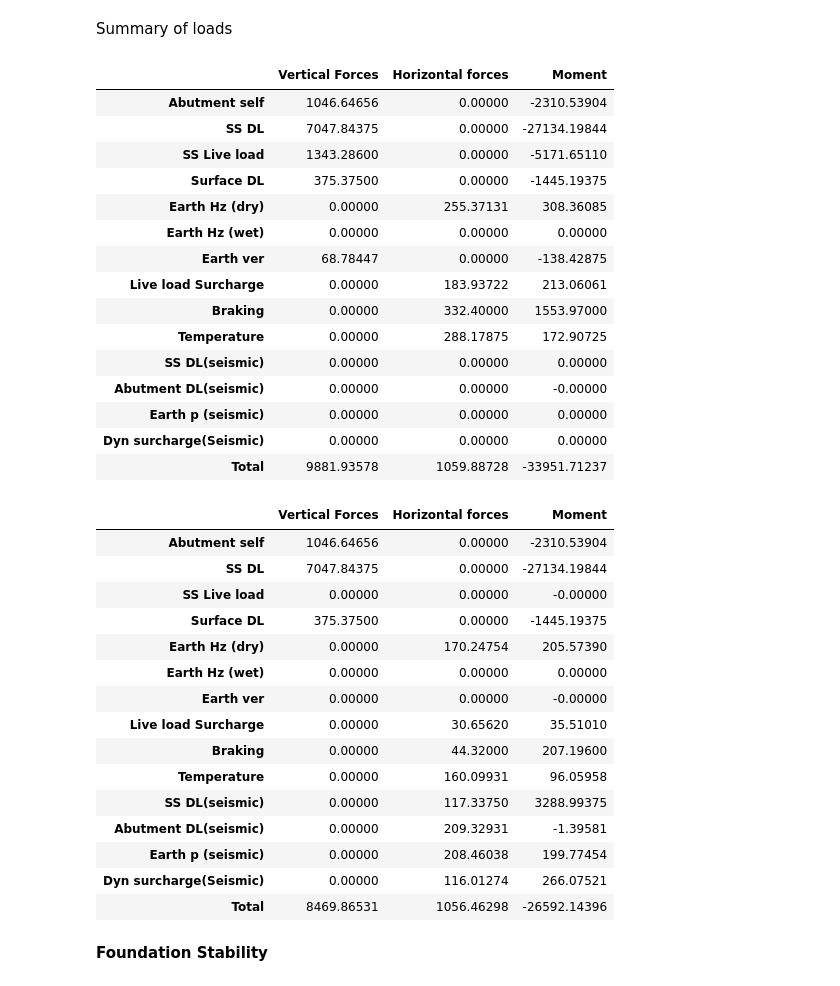
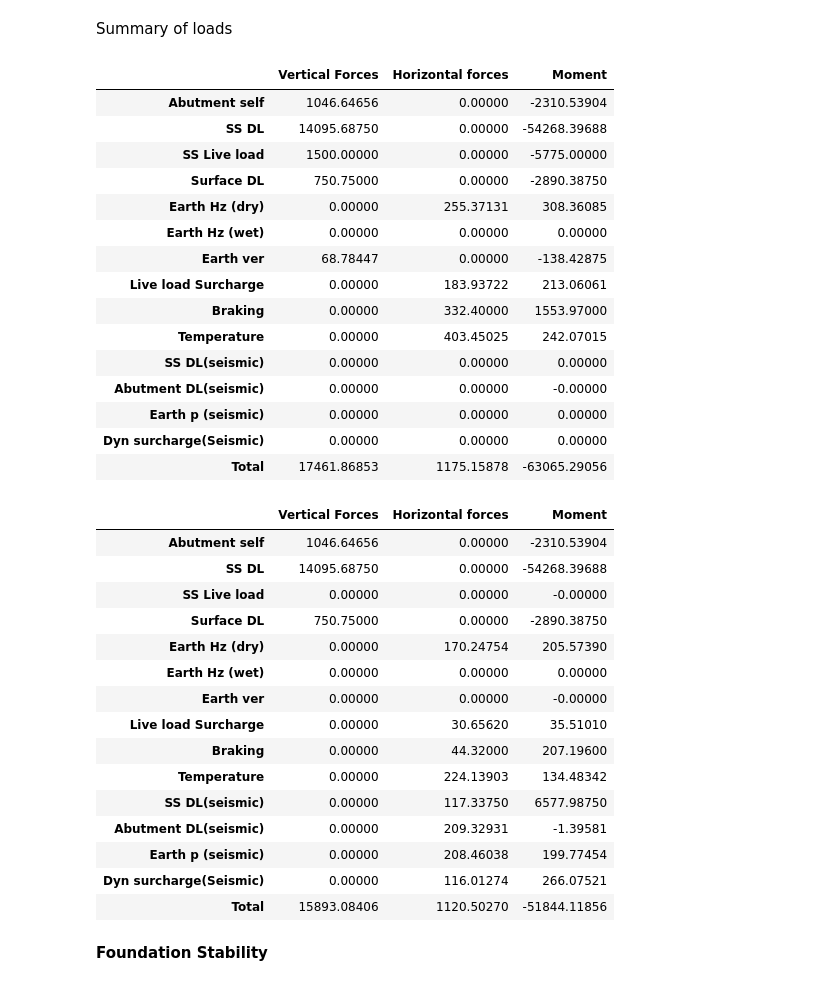
Before and after one commit to Rawrr-123/PSC_bridge, a Jupyter notebook: Abutment.ipynb, the cells around one changed output. Cells and saved outputs as stored; diff of their text form; code cells hidden in the pictures.

```diff
--- a/Abutment.ipynb
+++ b/Abutment.ipynb
@@ -65,8 +66,8 @@ Abutment details
 # %%
 #inputs
 df=pd.read_excel('data/abutment.xlsx',index_col=None,header=None)
-df2=pd.read_excel('data/abutment2.xlsx',index_col=None,header=None).drop([0,0])
-display(df2)
+df2=pd.read_excel('data/abutment2.xlsx',index_col=None,header=None)
+# print(df2.iloc[3,0])
 bearing_ht = 0.3 #assumed including pedestal
 abut = {
     'total_ht' :df.iloc[1,6]+df.iloc[0,2]+df.iloc[1,8],
@@ -113,9 +114,8 @@ Inputs: Live Loads, Dead loads and Pedestrian loads
 # %%
 #dummy loads
 df1=pd.read_csv('outputs/DL_for_Seismic.csv',index_col=None,header=None)
-print(df1)
-dl = float(df1.iloc[1,2]) + float(df1.iloc[2,2]) #dead loads
-# ll = 1000 #live loads including impact
-pdl = float(df1.iloc[4,2]) #pedestrian loads
-sdl = float(df1.iloc[3,2]) #Surface Loads
-print(type(pdl))
+# print(df1)
+dl = float(df1.iloc[1,3])+float(df1.iloc[2,3]) #dead loads
+ll = 1000 #live loads including impact
+pdl = float(df1.iloc[4,3]) #pedestrian loads
+sdl=float(df1.iloc[3,3]) #Surface Loads
@@ -179,8 +171,7 @@ display(A1.loc[7,'Load'])
 # %% [markdown]
 Loads from superstructure
 # %%
-load = [dl,ll,sdl]
-print(load)
+load = [dl,ll+pdl,sdl]
 arm = [round(z(abut['ttl_stembase_width'],abut['haunch']['stem_haunch'][0],abut['edge_to_bearing_c']+abut['bw_to_bearing_c'],abut['bw_width'],'r'),5),
       round(z(abut['ttl_stembase_width'],abut['haunch']['stem_haunch'][0],abut['edge_to_bearing_c']+abut['bw_to_bearing_c'],abut['bw_width'],'r'),5),
       round(z(abut['ttl_stembase_width'],abut['haunch']['stem_haunch'][0],abut['edge_to_bearing_c']+abut['bw_to_bearing_c'],abut['bw_width'],'r'),5)]
@@ -249,7 +240,9 @@ Temperature Forces
 # %%
 temp_var = 30 #Temperature variation in degree celsius
 alp = 0.000012 #Coefficient of thermal expansion in m/deg. c/m
-l = box['span'] #span of bridge
+df1=pd.read_excel('data/span.xlsx')
+span=df1.iloc[0,0]
+l = df1.iloc[0,0] #span of bridge
 shr_str = 0.0002 #Strain due to shrinkage.
 th_el = temp_var*alp*l #Thermal elongation in m.
 shr_el = l*shr_str #Shrinkage elongation in m.
@@ -371,64 +364,64 @@ ses = [1.35,1.35,0,1.75,1,0,0,0.2,0.2,0.5,1.5,1.5,1.5,1]
 
 ns_force_ver = []
 ns_force_hz = []
 ns_moment = []
 for index, i in enumerate(force_ver):
     ns_force_ver.append(round(force_ver[index]*non_ses[index],5))
 for index, i in enumerate(force_hz):
     ns_force_hz.append(round(force_hz[index]*non_ses[index],5))
 for index, i in enumerate(moment_unf):
     ns_moment.append(round(moment_unf[index]*non_ses[index],5))
 A10 = pd.DataFrame({"Vertical Forces":ns_force_ver, 'Horizontal forces':ns_force_hz,"Moment":ns_moment},index = ['Abutment self','SS DL','SS Live load','Surface DL','Earth Hz (dry)','Earth Hz (wet)','Earth ver','Live load Surcharge','Braking','Temperature','SS DL(seismic)','Abutment DL(seismic)','Earth p (seismic)','Dyn surcharge(Seismic)'])
 A10.loc[len(A10.index)] = [A10['Vertical Forces'].sum(), A10['Horizontal forces'].sum(),A10['Moment'].sum()]
 display(A10.rename(index={14:'Total'}))
 
 #Factored responses (Seismic)
 
 ses_force_ver = []
 ses_force_hz = []
 ses_moment = []
 for index, i in enumerate(force_ver):
     ses_force_ver.append(round(force_ver[index]*ses[index],5))
 for index, i in enumerate(force_hz):
     ses_force_hz.append(round(force_hz[index]*ses[index],5))
 for index, i in enumerate(moment_unf):
     ses_moment.append(round(moment_unf[index]*ses[index],5))
 A11 = pd.DataFrame({"Vertical Forces":ses_force_ver, 'Horizontal forces':ses_force_hz,"Moment":ses_moment},index = ['Abutment self','SS DL','SS Live load','Surface DL','Earth Hz (dry)','Earth Hz (wet)','Earth ver','Live load Surcharge','Braking','Temperature','SS DL(seismic)','Abutment DL(seismic)','Earth p (seismic)','Dyn surcharge(Seismic)'])
 A11.loc[len(A11.index)] = [A11['Vertical Forces'].sum(), A11['Horizontal forces'].sum(),A11['Moment'].sum()]
-display(A11.rename(index={14:'Total'}))
+# display(A11.rename(index={14:'Total'}))
 # %% [output]
 |  | Vertical Forces | Horizontal forces | Moment |
 | Abutment self | 1046.64656 | 0.00000 | -2310.53904 |
-| SS DL | 7047.84375 | 0.00000 | -27134.19844 |
-| SS Live load | 1343.28600 | 0.00000 | -5171.65110 |
-| Surface DL | 375.37500 | 0.00000 | -1445.19375 |
+| SS DL | 14095.68750 | 0.00000 | -54268.39688 |
+| SS Live load | 1500.00000 | 0.00000 | -5775.00000 |
+| Surface DL | 750.75000 | 0.00000 | -2890.38750 |
 | Earth Hz (dry) | 0.00000 | 255.37131 | 308.36085 |
 | Earth Hz (wet) | 0.00000 | 0.00000 | 0.00000 |
 | Earth ver | 68.78447 | 0.00000 | -138.42875 |
 | Live load Surcharge | 0.00000 | 183.93722 | 213.06061 |
 | Braking | 0.00000 | 332.40000 | 1553.97000 |
-| Temperature | 0.00000 | 288.17875 | 172.90725 |
+| Temperature | 0.00000 | 403.45025 | 242.07015 |
 | SS DL(seismic) | 0.00000 | 0.00000 | 0.00000 |
 | Abutment DL(seismic) | 0.00000 | 0.00000 | -0.00000 |
 | Earth p (seismic) | 0.00000 | 0.00000 | 0.00000 |
 | Dyn surcharge(Seismic) | 0.00000 | 0.00000 | 0.00000 |
-| Total | 9881.93578 | 1059.88728 | -33951.71237 |
+| Total | 17461.86853 | 1175.15878 | -63065.29056 |
 |  | Vertical Forces | Horizontal forces | Moment |
 | Abutment self | 1046.64656 | 0.00000 | -2310.53904 |
-| SS DL | 7047.84375 | 0.00000 | -27134.19844 |
+| SS DL | 14095.68750 | 0.00000 | -54268.39688 |
 | SS Live load | 0.00000 | 0.00000 | -0.00000 |
-| Surface DL | 375.37500 | 0.00000 | -1445.19375 |
+| Surface DL | 750.75000 | 0.00000 | -2890.38750 |
 | Earth Hz (dry) | 0.00000 | 170.24754 | 205.57390 |
 | Earth Hz (wet) | 0.00000 | 0.00000 | 0.00000 |
 | Earth ver | 0.00000 | 0.00000 | -0.00000 |
 | Live load Surcharge | 0.00000 | 30.65620 | 35.51010 |
 | Braking | 0.00000 | 44.32000 | 207.19600 |
-| Temperature | 0.00000 | 160.09931 | 96.05958 |
-| SS DL(seismic) | 0.00000 | 117.33750 | 3288.99375 |
+| Temperature | 0.00000 | 224.13903 | 134.48342 |
+| SS DL(seismic) | 0.00000 | 117.33750 | 6577.98750 |
 | Abutment DL(seismic) | 0.00000 | 209.32931 | -1.39581 |
 | Earth p (seismic) | 0.00000 | 208.46038 | 199.77454 |
 | Dyn surcharge(Seismic) | 0.00000 | 116.01274 | 266.07521 |
-| Total | 8469.86531 | 1056.46298 | -26592.14396 |
+| Total | 15893.08406 | 1120.50270 | -51844.11856 |
 # %% [markdown]
 **Foundation Stability**
 # %% [markdown]
```
Also changed, not shown: parts of 30 cells of this notebook, 5 other files.
